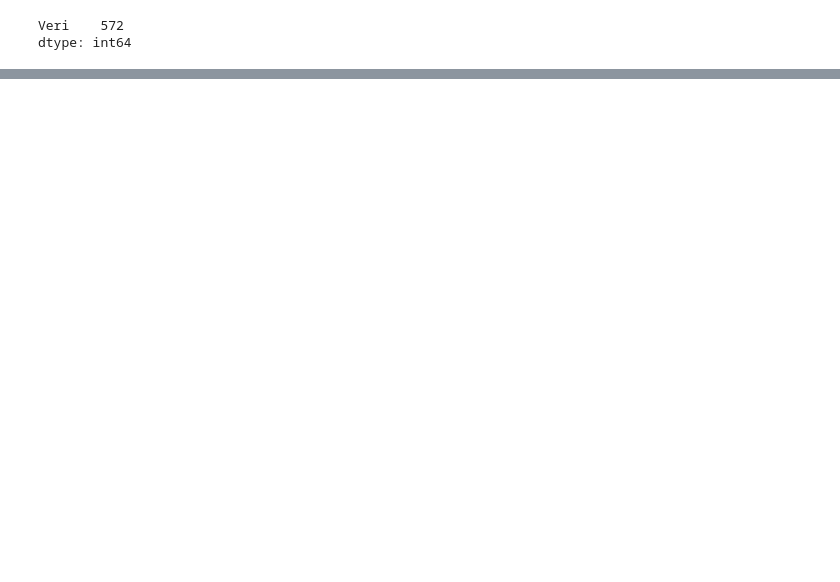
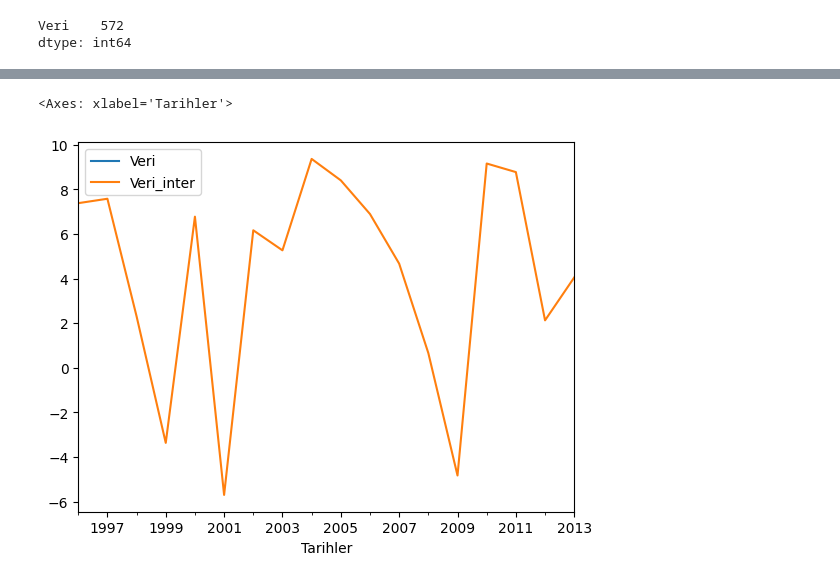
Before and after one commit to ibrahimediz/timeseriesanalysandforecasting0712_1112_23, a Jupyter notebook: Dokumanlar/01_ManipulateData.ipynb, the cells around one changed output, grey strips where cells are left out. Cells and saved outputs as stored; diff of their text form; code cells hidden in the pictures; blank space fills up the shorter version.

```diff
--- a/Dokumanlar/01_ManipulateData.ipynb
+++ b/Dokumanlar/01_ManipulateData.ipynb
@@ -380,0 +411,5 @@ yenidf.head()
+# %%
+pd.concat([dfSon,gdp2],axis=1).loc["1996":].plot()
+# %% [output]
+<Axes: xlabel='Tarihler'>
+[figure, added]
```
Also changed, not shown: parts of 50 cells of this notebook, 12 other files.
